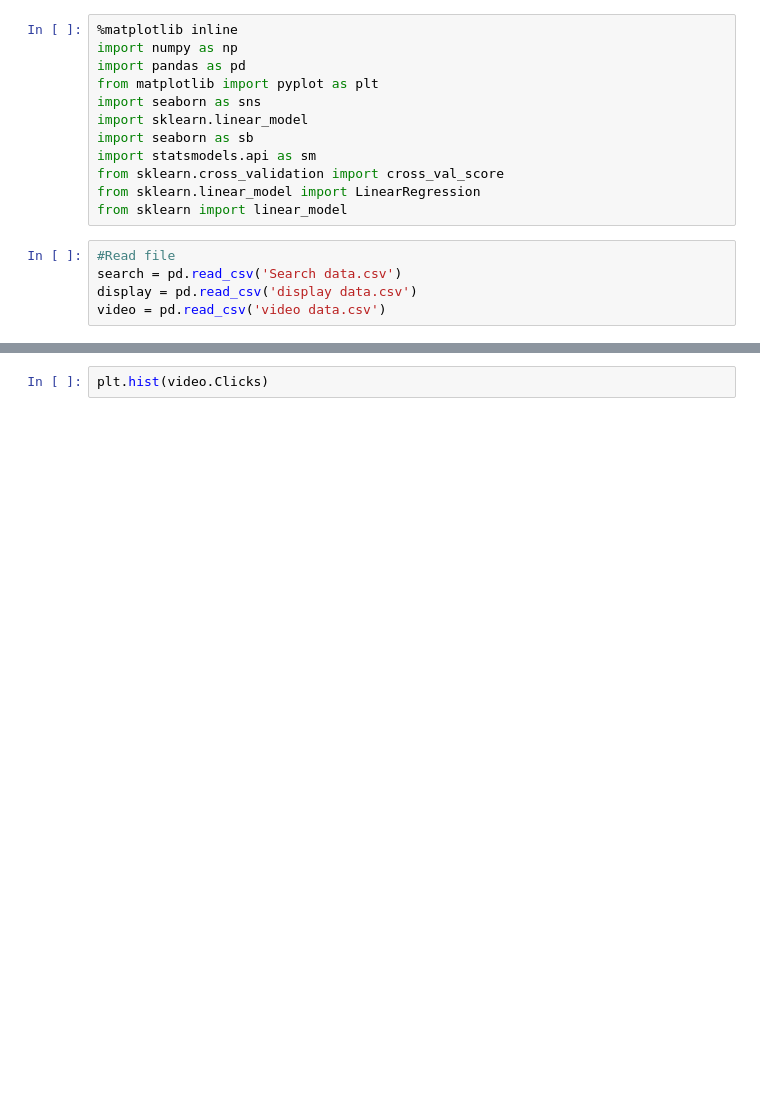
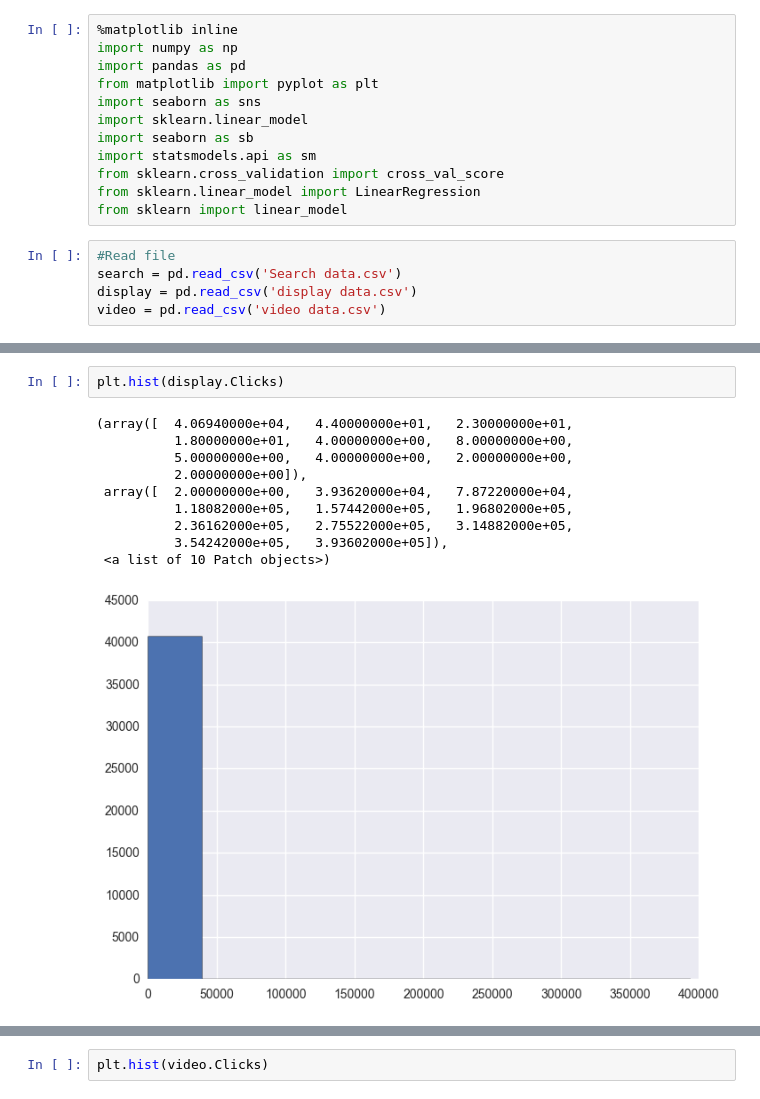
Before and after one commit to ngocdhoang/DS-FinalProject, a Jupyter notebook: Ngoc Hoang - Final Project.ipynb, the cells around one changed output, grey strips where cells are left out. Cells and saved outputs as stored; diff of their text form; blank space fills up the shorter version.

```diff
--- a/Ngoc Hoang - Final Project.ipynb
+++ b/Ngoc Hoang - Final Project.ipynb
@@ -52,0 +97,13 @@ Graph: spend distributed by Month
+# %%
+plt.hist(display.Clicks)
+# %% [output]
+(array([  4.06940000e+04,   4.40000000e+01,   2.30000000e+01,
+          1.80000000e+01,   4.00000000e+00,   8.00000000e+00,
+          5.00000000e+00,   4.00000000e+00,   2.00000000e+00,
+          2.00000000e+00]),
+ array([  2.00000000e+00,   3.93620000e+04,   7.87220000e+04,
+          1.18082000e+05,   1.57442000e+05,   1.96802000e+05,
+          2.36162000e+05,   2.75522000e+05,   3.14882000e+05,
+          3.54242000e+05,   3.93602000e+05]),
+ <a list of 10 Patch objects>)
+[figure, added]
```
Also changed, not shown: parts of 26 cells of this notebook, 4 other files.
